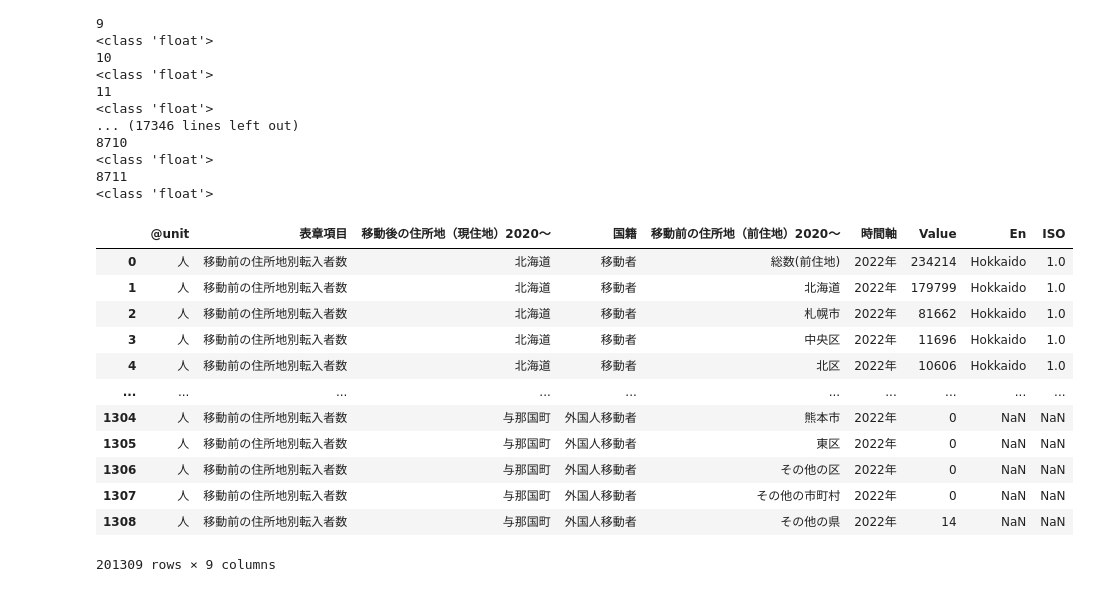
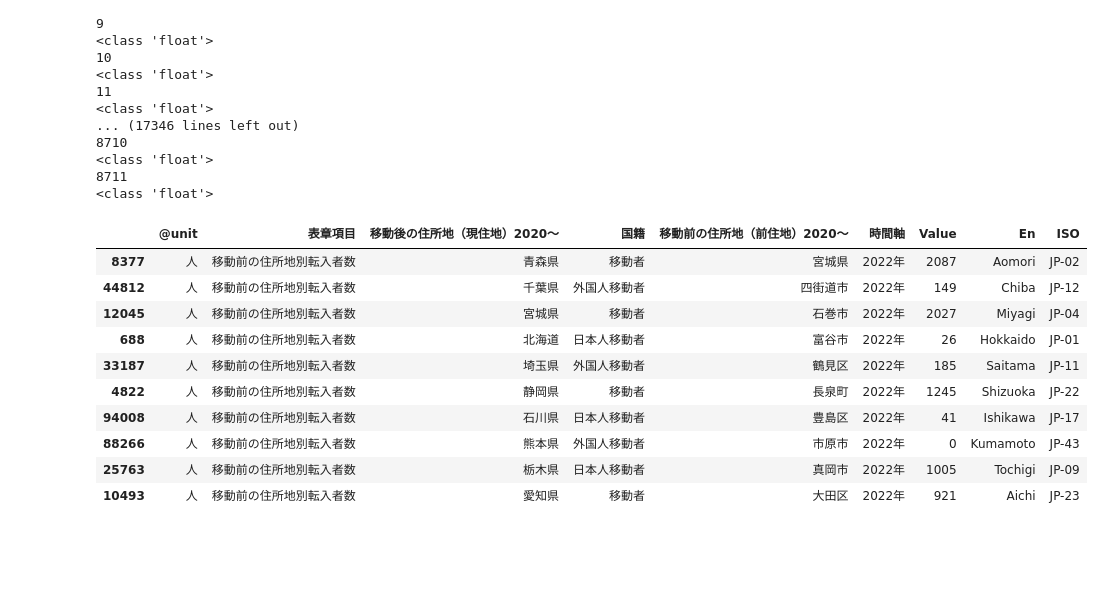
Before and after one commit to rob-rog/An_Exploration_of_the_Internal_Migration_of_Japan_for_2022, a Jupyter notebook: exploring_e-stat.go.jp.ipynb, the cells around one changed output. Saved outputs shown, nothing was run; the diff lists cells and outputs as text; code cells hidden in the pictures; blank space fills up the shorter version.

```diff
--- a/exploring_e-stat.go.jp.ipynb
+++ b/exploring_e-stat.go.jp.ipynb
@@ -85,30 +86,31 @@ for L in all_coordinates:
 # %%
 pref = pd.DataFrame(data={'En': ['Hokkaido', 'Aomori', 'Iwate', 'Miyagi', 'Akita', 'Yamagata', 'Fukushima', 'Ibaraki', 'Tochigi', 'Gunma', 'Saitama',
                                  'Chiba', 'Tokyo', 'Kanagawa', 'Niigata', 'Toyama', 'Ishikawa', 'Fukui', 'Yamanashi', 'Nagano', 'Gifu', 'Shizuoka',
                                  'Aichi', 'Mie', 'Shiga', 'Kyoto', 'Osaka', 'Hyogo', 'Nara', 'Wakayama', 'Tottori', 'Shimane', 'Okayama', 'Hiroshima',
                                  'Yamaguchi', 'Tokushima', 'Kagawa', 'Ehime', 'Kochi', 'Fukuoka', 'Saga', 'Nagasaki', 'Kumamoto', 'Oita', 'Miyazaki',
                                  'Kagoshima', 'Okinawa'],
                           'Ja': ['北海道', '青森県', '岩手県', '宮城県', '秋田県', '山形県', '福島県', '茨城県', '栃木県', '群馬県', '埼玉県', '千葉県',
                                  '東京都', '神奈川県', '新潟県', '富山県', '石川県', '福井県', '山梨県', '長野県', '岐阜県', '静岡県', '愛知県', '三重県',
                                  '滋賀県', '京都府', '大阪府', '兵庫県', '奈良県', '和歌山県', '鳥取県', '島根県', '岡山県', '広島県', '山口県', '徳島県',
                                  '香川県', '愛媛県', '高知県', '福岡県', '佐賀県', '長崎県', '熊本県', '大分県', '宮崎県', '鹿児島県', '沖縄県'],
-                          'ISO': [1, 2, 3, 4, 5, 6, 7, 8, 9, 10, 11, 12, 13, 14, 15, 16, 17, 18, 19, 20, 21, 22, 23, 24, 25, 26, 27, 28, 29, 30, 31,
-                                  32, 33, 34, 35, 36, 37, 38, 39, 40, 41, 42, 43, 44, 45, 46, 47]})
+                          'ISO': ['JP-01', 'JP-02', 'JP-03', 'JP-04', 'JP-05', 'JP-06', 'JP-07', 'JP-08', 'JP-09', 'JP-10', 'JP-11', 'JP-12', 'JP-13',
+                                  'JP-14', 'JP-15', 'JP-16', 'JP-17', 'JP-18', 'JP-19', 'JP-20', 'JP-21', 'JP-22', 'JP-23', 'JP-24', 'JP-25', 'JP-26',
+                                  'JP-27', 'JP-28', 'JP-29', 'JP-30', 'JP-31', 'JP-32', 'JP-33', 'JP-34', 'JP-35', 'JP-36', 'JP-37', 'JP-38', 'JP-39',
+                                  'JP-40', 'JP-41', 'JP-42', 'JP-43', 'JP-44', 'JP-45', 'JP-46', 'JP-47']})
 
-#data.join(pref.set_index('Ja'), on='移動後の住所地（現住地）2020～')
+joined_data = data.join(pref.set_index('Ja'), on='移動後の住所地（現住地）2020～', how='right')
 #data['移動後の住所地（現住地）2020～']['香川県']
-data.filter(items=pref.keys())
+#data.filter(items=pref.keys())
+joined_data.sample(n=10)
 # %% [output]
 |  | @unit | 表章項目 | 移動後の住所地（現住地）2020～ | 国籍 | 移動前の住所地（前住地）2020～ | 時間軸 | Value | En | ISO |
-| 0 | 人 | 移動前の住所地別転入者数 | 北海道 | 移動者 | 総数(前住地) | 2022年 | 234214 | Hokkaido | 1.0 |
-| 1 | 人 | 移動前の住所地別転入者数 | 北海道 | 移動者 | 北海道 | 2022年 | 179799 | Hokkaido | 1.0 |
-| 2 | 人 | 移動前の住所地別転入者数 | 北海道 | 移動者 | 札幌市 | 2022年 | 81662 | Hokkaido | 1.0 |
-| 3 | 人 | 移動前の住所地別転入者数 | 北海道 | 移動者 | 中央区 | 2022年 | 11696 | Hokkaido | 1.0 |
-| 4 | 人 | 移動前の住所地別転入者数 | 北海道 | 移動者 | 北区 | 2022年 | 10606 | Hokkaido | 1.0 |
-| ... | ... | ... | ... | ... | ... | ... | ... | ... | ... |
-| 1304 | 人 | 移動前の住所地別転入者数 | 与那国町 | 外国人移動者 | 熊本市 | 2022年 | 0 | NaN | NaN |
-| 1305 | 人 | 移動前の住所地別転入者数 | 与那国町 | 外国人移動者 | 東区 | 2022年 | 0 | NaN | NaN |
-| 1306 | 人 | 移動前の住所地別転入者数 | 与那国町 | 外国人移動者 | その他の区 | 2022年 | 0 | NaN | NaN |
-| 1307 | 人 | 移動前の住所地別転入者数 | 与那国町 | 外国人移動者 | その他の市町村 | 2022年 | 0 | NaN | NaN |
-| 1308 | 人 | 移動前の住所地別転入者数 | 与那国町 | 外国人移動者 | その他の県 | 2022年 | 14 | NaN | NaN |
+| 8377 | 人 | 移動前の住所地別転入者数 | 青森県 | 移動者 | 宮城県 | 2022年 | 2087 | Aomori | JP-02 |
+| 44812 | 人 | 移動前の住所地別転入者数 | 千葉県 | 外国人移動者 | 四街道市 | 2022年 | 149 | Chiba | JP-12 |
+| 12045 | 人 | 移動前の住所地別転入者数 | 宮城県 | 移動者 | 石巻市 | 2022年 | 2027 | Miyagi | JP-04 |
+| 688 | 人 | 移動前の住所地別転入者数 | 北海道 | 日本人移動者 | 富谷市 | 2022年 | 26 | Hokkaido | JP-01 |
+| 33187 | 人 | 移動前の住所地別転入者数 | 埼玉県 | 外国人移動者 | 鶴見区 | 2022年 | 185 | Saitama | JP-11 |
+| 4822 | 人 | 移動前の住所地別転入者数 | 静岡県 | 移動者 | 長泉町 | 2022年 | 1245 | Shizuoka | JP-22 |
+| 94008 | 人 | 移動前の住所地別転入者数 | 石川県 | 日本人移動者 | 豊島区 | 2022年 | 41 | Ishikawa | JP-17 |
+| 88266 | 人 | 移動前の住所地別転入者数 | 熊本県 | 外国人移動者 | 市原市 | 2022年 | 0 | Kumamoto | JP-43 |
+| 25763 | 人 | 移動前の住所地別転入者数 | 栃木県 | 日本人移動者 | 真岡市 | 2022年 | 1005 | Tochigi | JP-09 |
+| 10493 | 人 | 移動前の住所地別転入者数 | 愛知県 | 移動者 | 大田区 | 2022年 | 921 | Aichi | JP-23 |
-201309 rows × 9 columns
```
Also changed, not shown: parts of 6 cells of this notebook.
